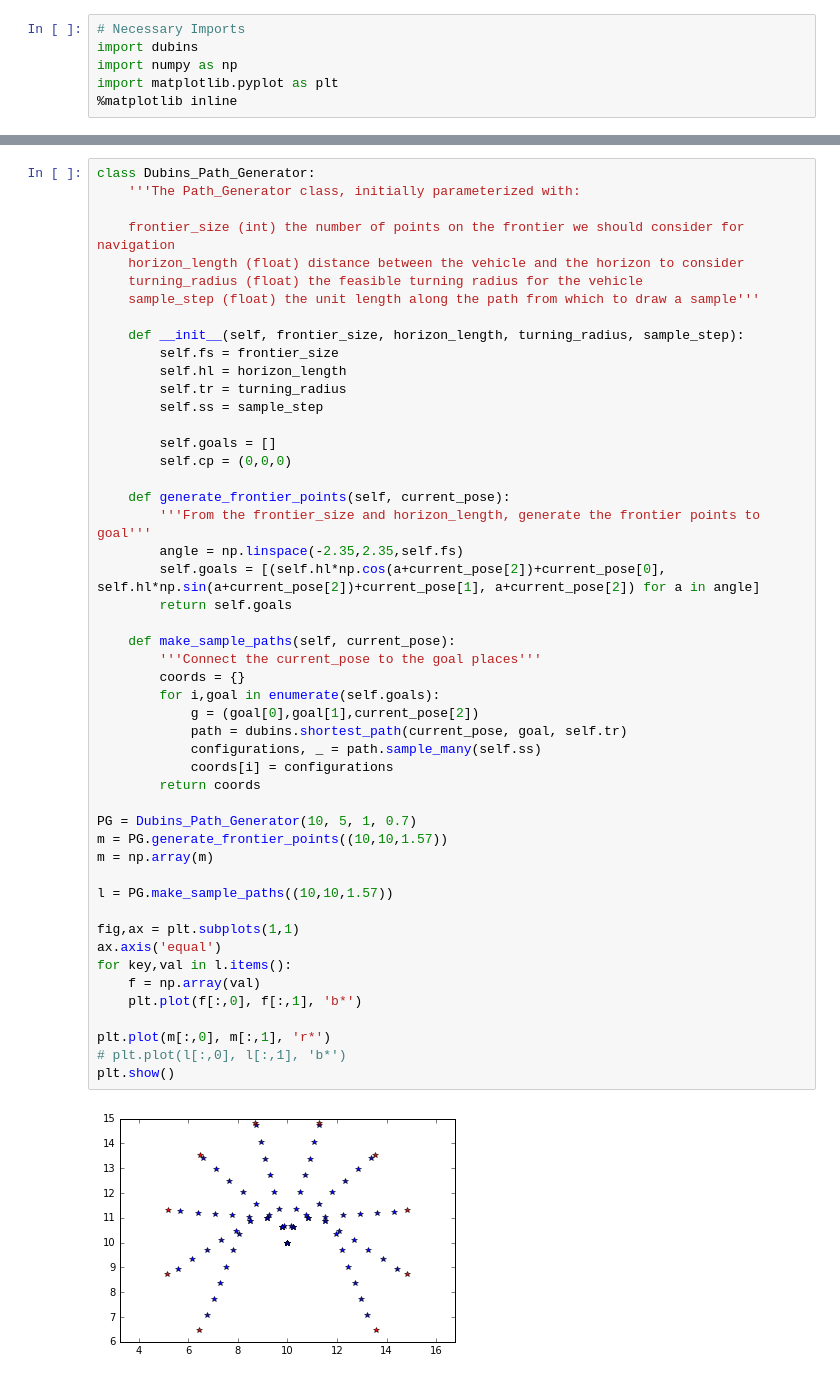
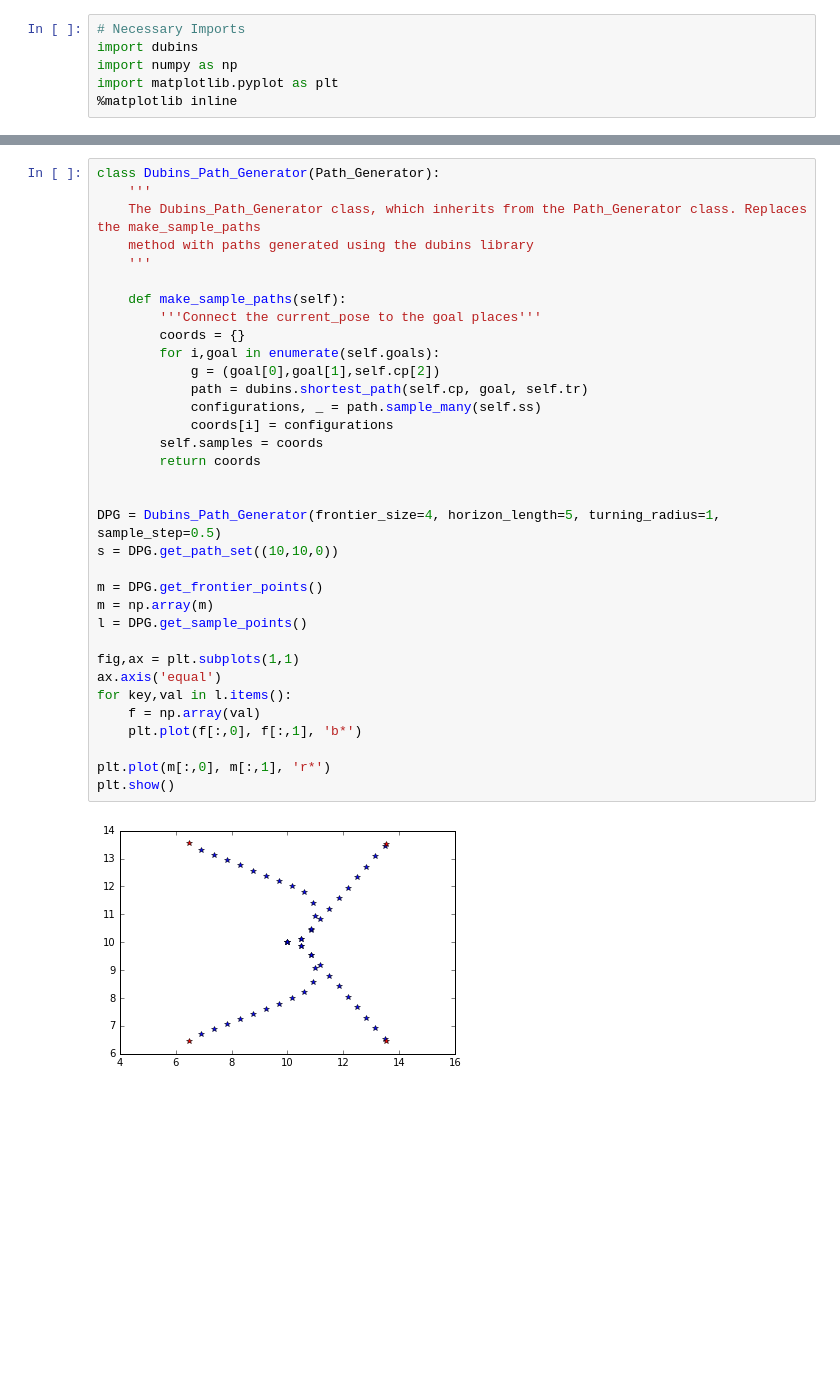
Before and after one commit to expeditionary-robotics/informative-path-planning, a Jupyter notebook: dubins_curves.ipynb, the cells around one changed output, grey strips where cells are left out. Cells and saved outputs as stored; diff of their text form; blank space fills up the shorter version.

Commit message:
Cleaned up the Dubins classes, ready for intergration

```diff
--- a/dubins_curves.ipynb
+++ b/dubins_curves.ipynb
@@ -145,51 +177,36 @@ plt.show()
 # %%
-class Dubins_Path_Generator:
-    '''The Path_Generator class, initially parameterized with:
+class Dubins_Path_Generator(Path_Generator):
+    '''
+    The Dubins_Path_Generator class, which inherits from the Path_Generator class. Replaces the make_sample_paths
+    method with paths generated using the dubins library
+    '''
 
-    frontier_size (int) the number of points on the frontier we should consider for navigation
-    horizon_length (float) distance between the vehicle and the horizon to consider
-    turning_radius (float) the feasible turning radius for the vehicle
-    sample_step (float) the unit length along the path from which to draw a sample'''
-
-    def __init__(self, frontier_size, horizon_length, turning_radius, sample_step):
-        self.fs = frontier_size
-        self.hl = horizon_length
-        self.tr = turning_radius
-        self.ss = sample_step
-
-        self.goals = []
-        self.cp = (0,0,0)
-
-    def generate_frontier_points(self, current_pose):
-        '''From the frontier_size and horizon_length, generate the frontier points to goal'''
-        angle = np.linspace(-2.35,2.35,self.fs)
-        self.goals = [(self.hl*np.cos(a+current_pose[2])+current_pose[0], self.hl*np.sin(a+current_pose[2])+current_pose[1], a+current_pose[2]) for a in angle]
-        return self.goals
-
-    def make_sample_paths(self, current_pose):
+    def make_sample_paths(self):
         '''Connect the current_pose to the goal places'''
         coords = {}
         for i,goal in enumerate(self.goals):
-            g = (goal[0],goal[1],current_pose[2])
-            path = dubins.shortest_path(current_pose, goal, self.tr)
+            g = (goal[0],goal[1],self.cp[2])
+            path = dubins.shortest_path(self.cp, goal, self.tr)
             configurations, _ = path.sample_many(self.ss)
             coords[i] = configurations
+        self.samples = coords
         return coords
 
-PG = Dubins_Path_Generator(10, 5, 1, 0.7)
-m = PG.generate_frontier_points((10,10,1.57))
+
+DPG = Dubins_Path_Generator(frontier_size=4, horizon_length=5, turning_radius=1, sample_step=0.5)
+s = DPG.get_path_set((10,10,0))
+
+m = DPG.get_frontier_points()
 m = np.array(m)
-
-l = PG.make_sample_paths((10,10,1.57))
+l = DPG.get_sample_points()
 
 fig,ax = plt.subplots(1,1)
 ax.axis('equal')
 for key,val in l.items():
     f = np.array(val)
     plt.plot(f[:,0], f[:,1], 'b*')
 
 plt.plot(m[:,0], m[:,1], 'r*')
-# plt.plot(l[:,0], l[:,1], 'b*')
 plt.show()
 # %% [output]
-[figure, old version]
+[figure, new version]
```
Also changed, not shown: parts of 8 cells of this notebook.
